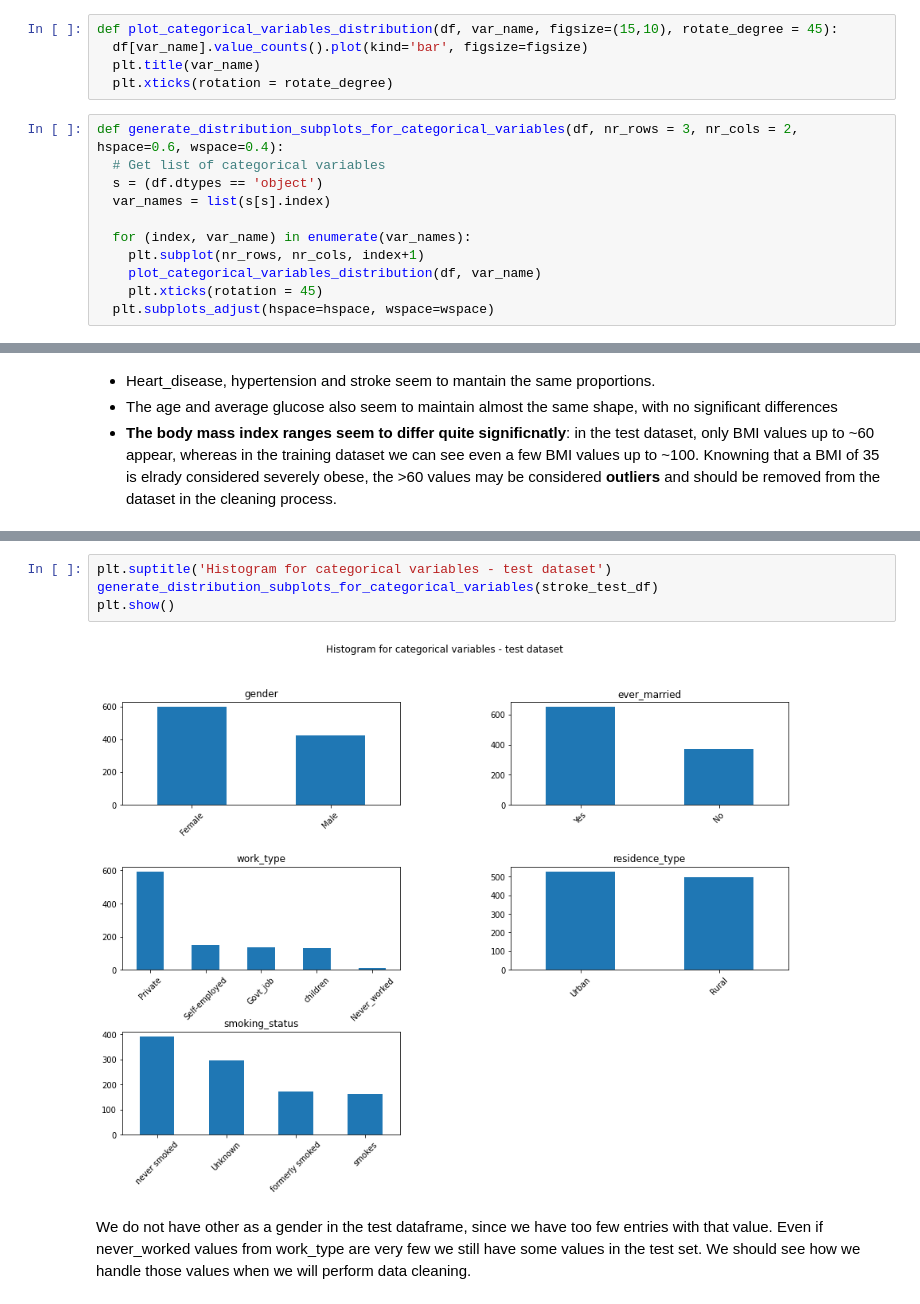
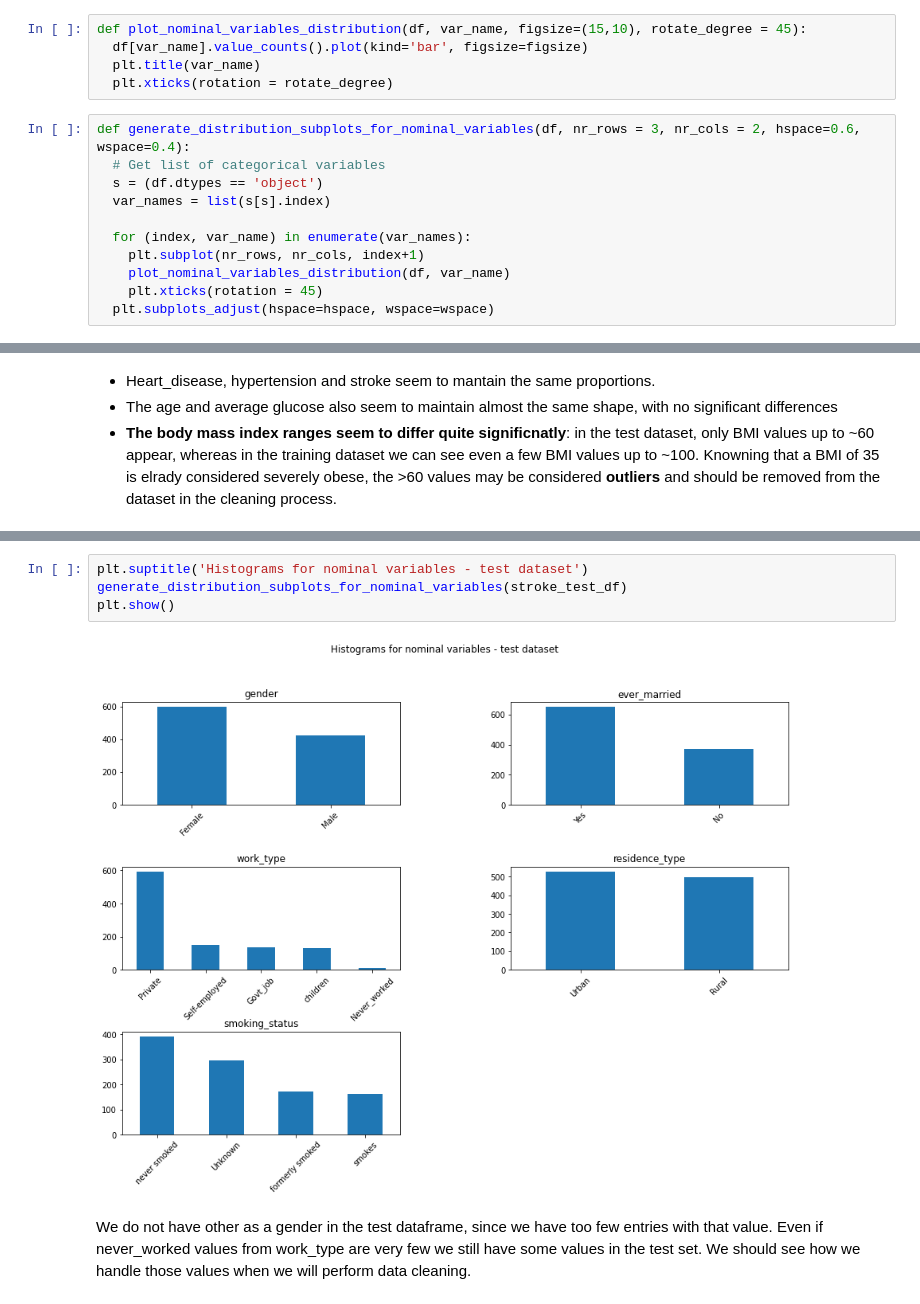
Before and after one commit to bori00/Stroke-Predictor, a Jupyter notebook: Stroke_Predictor.ipynb, the cells around one changed output, grey strips where cells are left out. Saved outputs shown, nothing was run; the diff lists cells and outputs as text.

```diff
--- a/Stroke_Predictor.ipynb
+++ b/Stroke_Predictor.ipynb
@@ -163,19 +163,19 @@ to ensure that the train dataset is representative for the full one and the clea
 # %% [markdown]
 #### Helper functions
 # %%
-def plot_categorical_variables_distribution(df, var_name, figsize=(15,10), rotate_degree = 45):
+def plot_nominal_variables_distribution(df, var_name, figsize=(15,10), rotate_degree = 45):
   df[var_name].value_counts().plot(kind='bar', figsize=figsize)
   plt.title(var_name)
   plt.xticks(rotation = rotate_degree)
 # %%
-def generate_distribution_subplots_for_categorical_variables(df, nr_rows = 3, nr_cols = 2, hspace=0.6, wspace=0.4):
+def generate_distribution_subplots_for_nominal_variables(df, nr_rows = 3, nr_cols = 2, hspace=0.6, wspace=0.4):
   # Get list of categorical variables
   s = (df.dtypes == 'object')
   var_names = list(s[s].index)
 
   for (index, var_name) in enumerate(var_names):
     plt.subplot(nr_rows, nr_cols, index+1)
-    plot_categorical_variables_distribution(df, var_name)
+    plot_nominal_variables_distribution(df, var_name)
     plt.xticks(rotation = 45)
   plt.subplots_adjust(hspace=hspace, wspace=wspace)
 # %% [markdown]
@@ -205,11 +205,11 @@ plt.show()
 # %% [output]
 [figure]
 # %%
-plt.suptitle('Histogram for categorical variables - test dataset')
-generate_distribution_subplots_for_categorical_variables(stroke_test_df)
+plt.suptitle('Histograms for nominal variables - test dataset')
+generate_distribution_subplots_for_nominal_variables(stroke_test_df)
 plt.show()
 # %% [output]
-[figure, old version]
+[figure, new version]
 # %% [markdown]
 We do not have other as a gender in the test dataframe, since we have too few entries with that value. Even if never_worked values from work_type are very few we still have some values in the test set. We should see how we handle those values when we will perform data cleaning.
 # %% [markdown]
```
Also changed, not shown: parts of 9 cells of this notebook.
